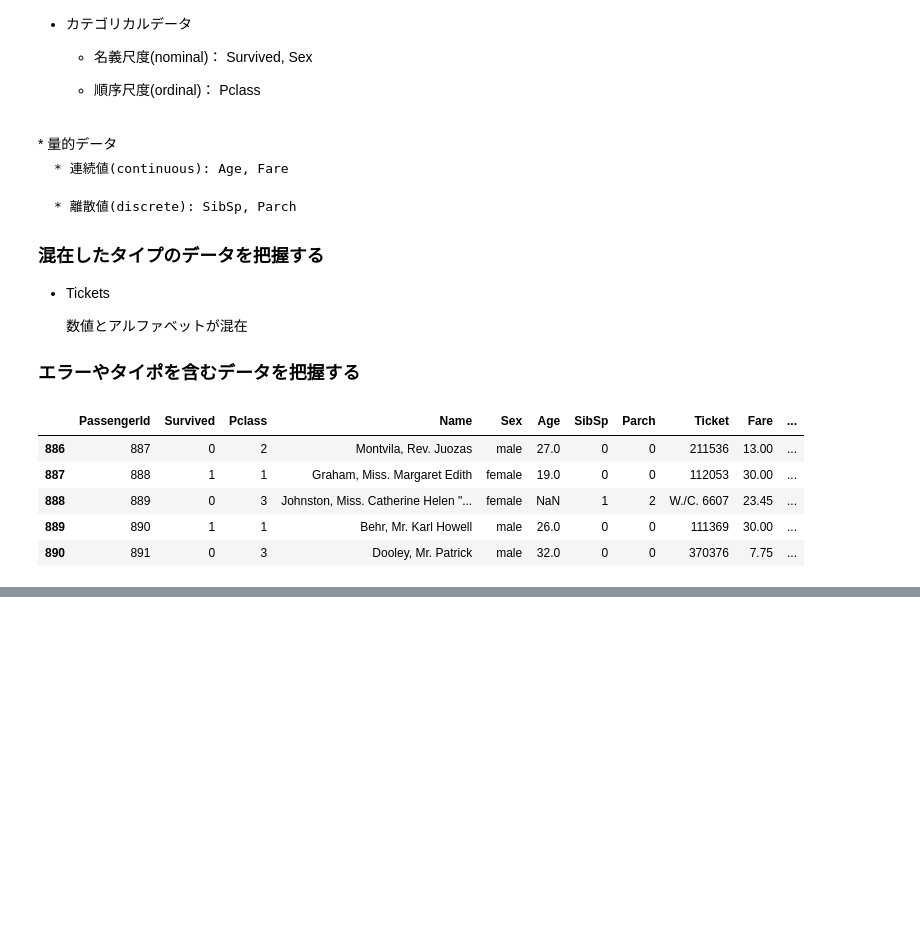
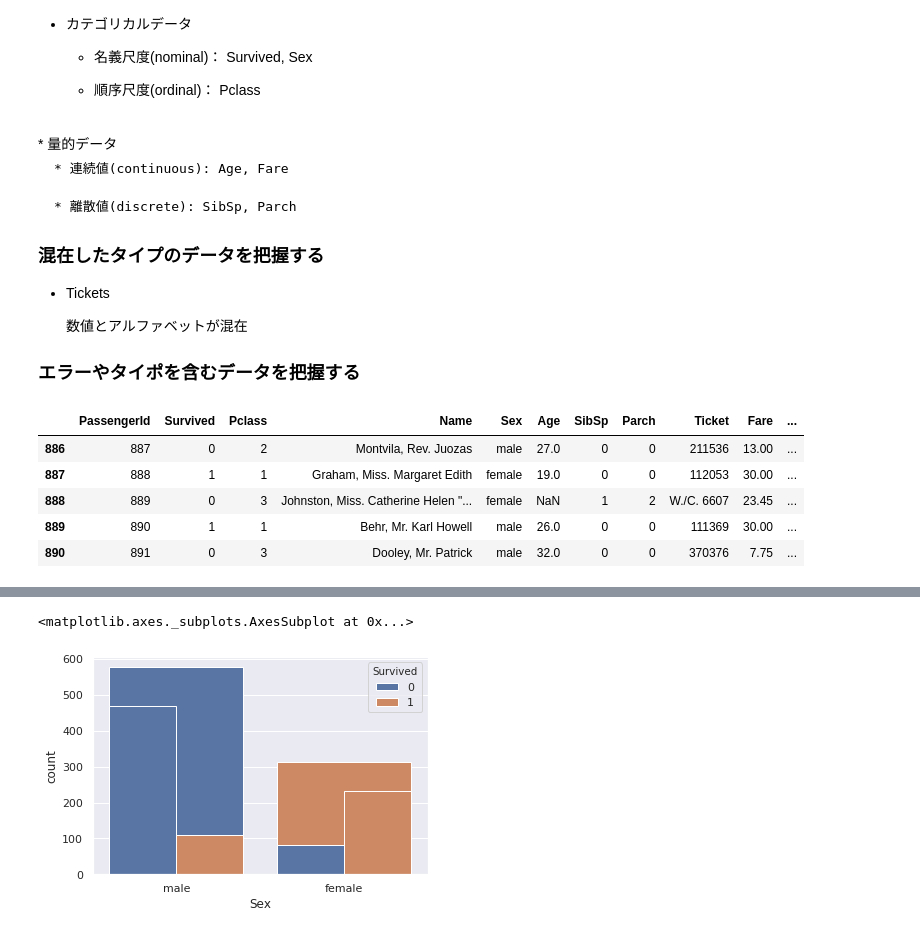
Before and after one commit to watarus0208/taitanic, a Jupyter notebook: eda2.ipynb, the cells around one changed output, grey strips where cells are left out. Saved outputs shown, nothing was run; the diff lists cells and outputs as text; code cells hidden in the pictures; blank space fills up the shorter version.

```diff
--- a/eda2.ipynb
+++ b/eda2.ipynb
@@ -74,0 +148,8 @@ dtype: int64
+# %%
+# Sexの分布
+# 女性が生き残ったことが分かる
+sns.countplot(train_df['Sex'])
+sns.countplot(train_df['Sex'], hue=train_df['Survived'])
+# %% [output]
+<matplotlib.axes._subplots.AxesSubplot at 0x...>
+[figure, added]
```
Also changed, not shown: parts of 13 cells of this notebook.
